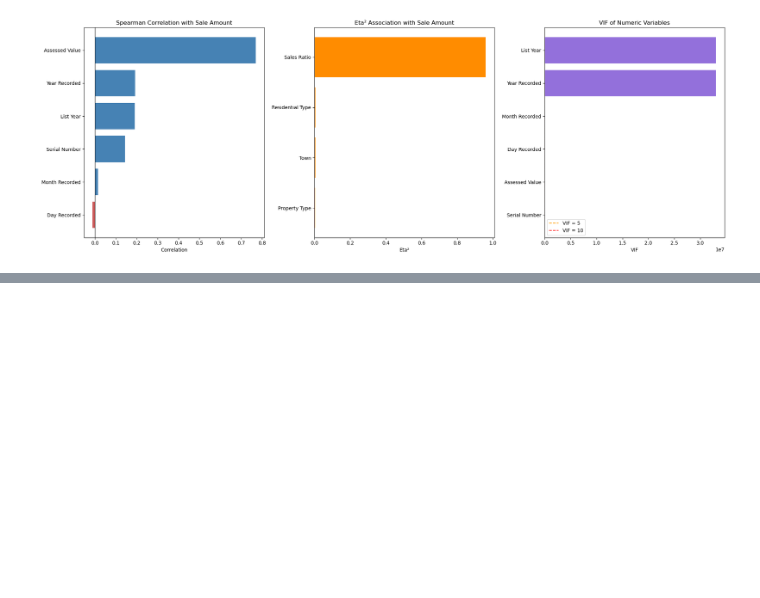
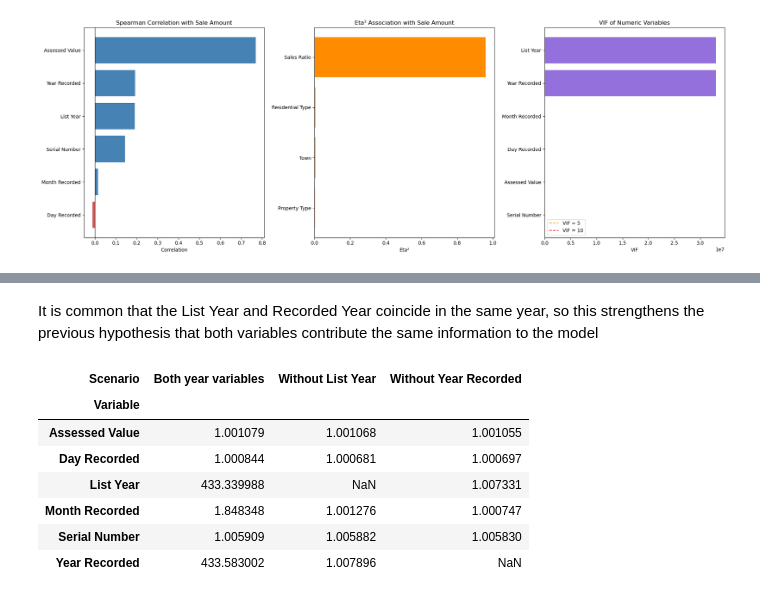
Before and after one commit to SSloan07/ValuingH0M3, a Jupyter notebook: ValuingH0M3.ipynb, the cells around one changed output, grey strips where cells are left out. Saved outputs shown, nothing was run; the diff lists cells and outputs as text; code cells hidden in the pictures; blank space fills up the shorter version.

Commit message:
Log transformation experiment and findings about temporal features contribution to the model

```diff
--- a/ValuingH0M3.ipynb
+++ b/ValuingH0M3.ipynb
@@ -842,0 +954,54 @@ plt.show()
+# %% [markdown]
+It is common that the List Year and Recorded Year coincide in the same year, so this strengthens the previous hypothesis that both variables contribute the same information to the model
+# %%
+from statsmodels.tools.tools import add_constant
+
+def calculate_vif_with_constant(features):
+    numeric_features = features.select_dtypes(include=np.number).copy()
+    numeric_features = numeric_features.replace([np.inf, -np.inf], np.nan)
+    numeric_features = numeric_features.dropna(axis=1, how='all')
+    numeric_features = numeric_features.loc[
+        :, numeric_features.nunique(dropna=True) > 1
+    ]
+    numeric_features = numeric_features.fillna(numeric_features.median())
+    numeric_features = add_constant(numeric_features, has_constant='add')
+
+    result = pd.DataFrame({
+        'Variable': numeric_features.columns,
+        'VIF': [
+            variance_inflation_factor(numeric_features.values, index)
+            for index in range(numeric_features.shape[1])
+        ]
+    })
+    return result[result['Variable'] != 'const'].sort_values(
+        'VIF', ascending=False
+    )
+
+vif_both_years = calculate_vif_with_constant(X)
+vif_without_list_year = calculate_vif_with_constant(
+    X.drop(columns=['List Year'], errors='ignore')
+)
+vif_without_year_recorded = calculate_vif_with_constant(
+    X.drop(columns=['Year Recorded'], errors='ignore')
+)
+
+vif_experiment = pd.concat([
+    vif_both_years.assign(Scenario='Both year variables'),
+    vif_without_list_year.assign(Scenario='Without List Year'),
+    vif_without_year_recorded.assign(Scenario='Without Year Recorded')
+])
+
+display(
+    vif_experiment.pivot(
+        index='Variable', columns='Scenario', values='VIF'
+    ).sort_index()
+)
+# %% [output]
+| Scenario | Both year variables | Without List Year | Without Year Recorded |
+| Variable |  |  |  |
+| Assessed Value | 1.001079 | 1.001068 | 1.001055 |
+| Day Recorded | 1.000844 | 1.000681 | 1.000697 |
+| List Year | 433.339988 | NaN | 1.007331 |
+| Month Recorded | 1.848348 | 1.001276 | 1.000747 |
+| Serial Number | 1.005909 | 1.005882 | 1.005830 |
+| Year Recorded | 433.583002 | 1.007896 | NaN |
```
Also changed, not shown: parts of 12 cells of this notebook.
